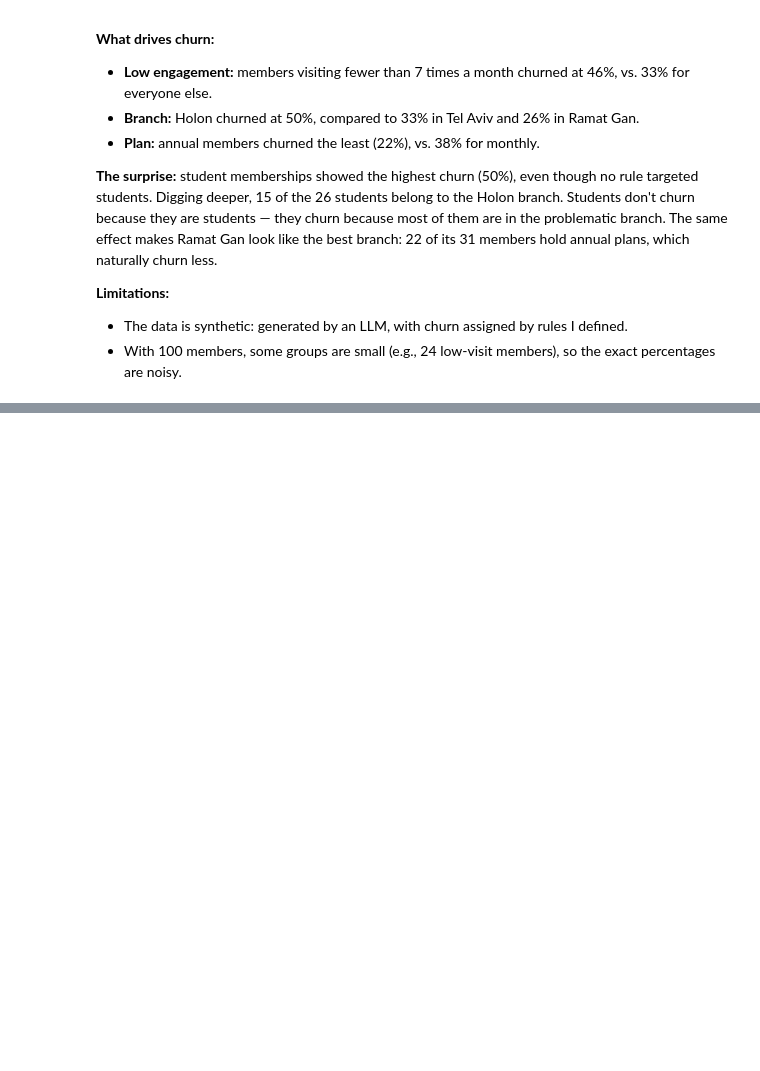
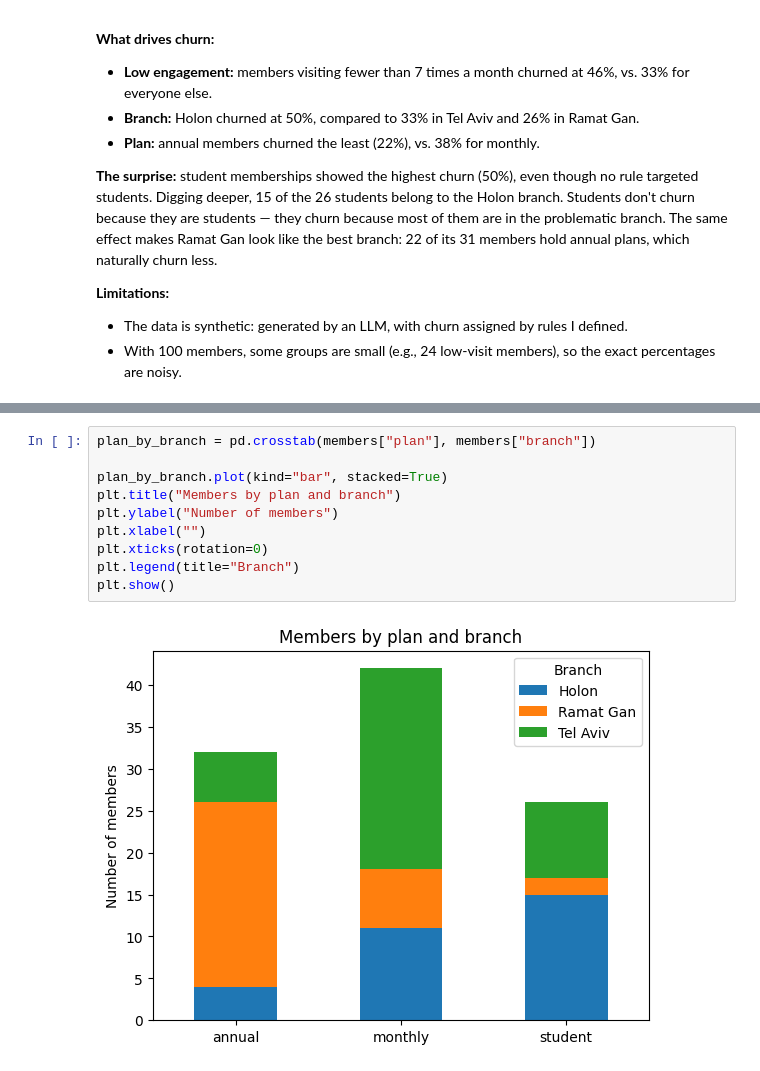
Before and after one commit to Doran1690/llm-engineering-projects, a Jupyter notebook: gym_churn_analysis.ipynb, the cells around one changed output, grey strips where cells are left out. Drawn from its saved outputs; the diff is of its cells as text; blank space fills up the shorter version.

```diff
--- a/gym_churn_analysis.ipynb
+++ b/gym_churn_analysis.ipynb
@@ -400,0 +426,12 @@ The same effect makes Ramat Gan look like the best branch: 22 of its 31 members
+# %%
+plan_by_branch = pd.crosstab(members["plan"], members["branch"])
+
+plan_by_branch.plot(kind="bar", stacked=True)
+plt.title("Members by plan and branch")
+plt.ylabel("Number of members")
+plt.xlabel("")
+plt.xticks(rotation=0)
+plt.legend(title="Branch")
+plt.show()
+# %% [output]
+[figure, added]
```
Also changed, not shown: parts of 2 cells of this notebook.
